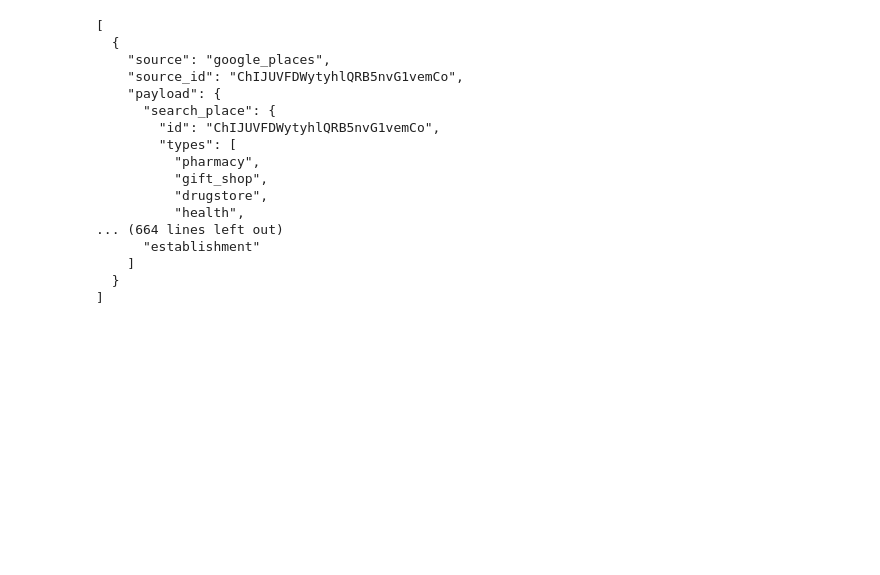
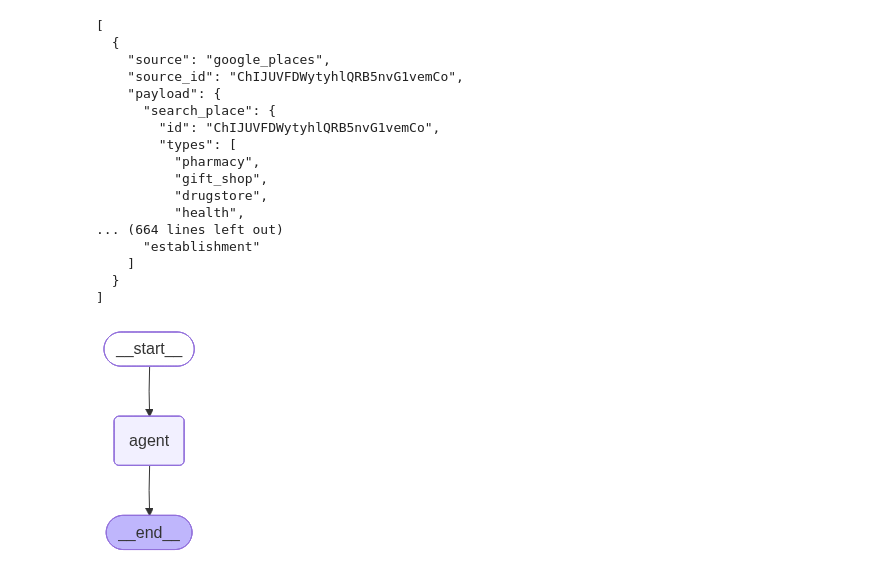
Before and after one commit to jeremycod/LeadFinderService, a Jupyter notebook: notebooks/1_init.ipynb, the cells around one changed output. Saved outputs shown, nothing was run; the diff lists cells and outputs as text; code cells hidden in the pictures; blank space fills up the shorter version.

```diff
--- a/notebooks/1_init.ipynb
+++ b/notebooks/1_init.ipynb
@@ -162,6 +162,11 @@ graph_builder.add_node("agent", agent)
 graph_builder.add_edge(START, "agent")
 graph_builder.add_edge("agent", END)
 graph = graph_builder.compile()
+# %%
+from IPython.display import Image, display  # pyright: ignore[reportMissingImports]
+display(Image(graph.get_graph().draw_mermaid_png()))
+# %% [output]
+[figure, added]
 # %%
 
 import json
```
Also changed, not shown: parts of 1 cell of this notebook, 2 other files.
